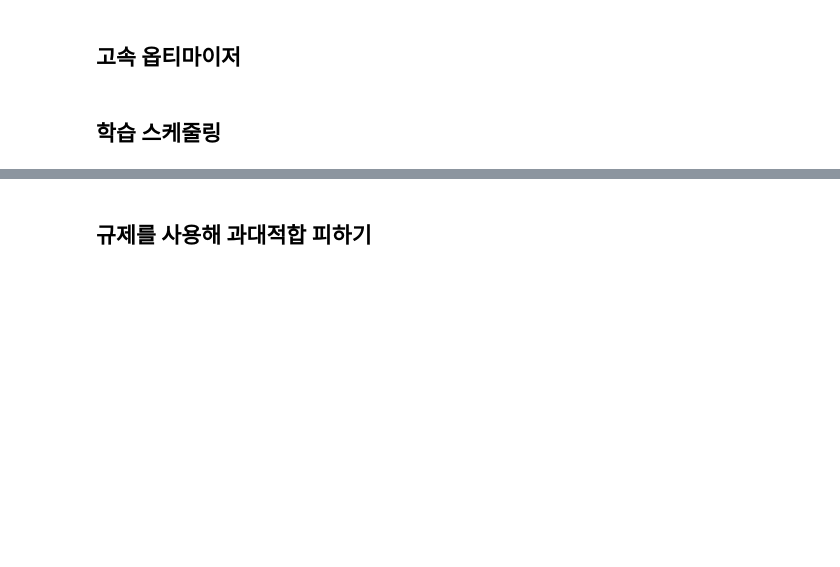
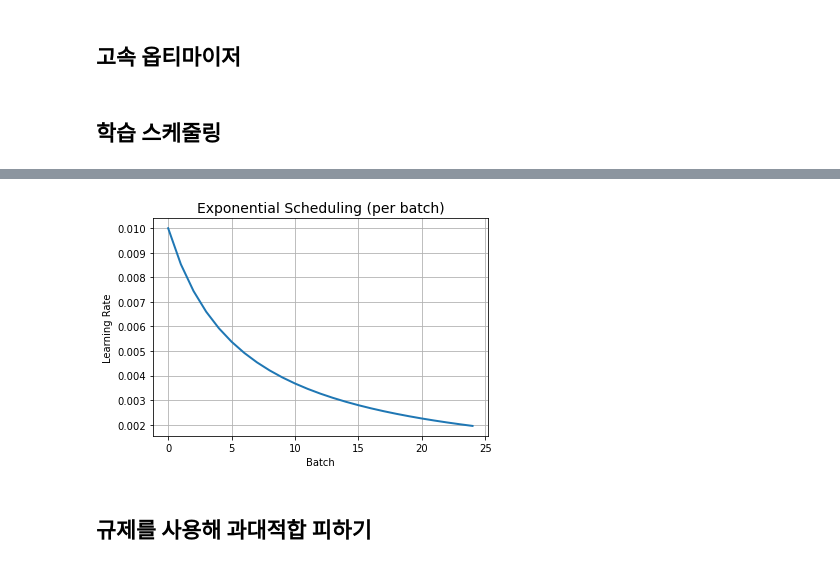
Before and after one commit to MethodFunc/Hands-on-DL, a Jupyter notebook: DNN.ipynb, the cells around one changed output, grey strips where cells are left out. Saved outputs shown, nothing was run; the diff lists cells and outputs as text; code cells hidden in the pictures; blank space fills up the shorter version.

```diff
--- a/DNN.ipynb
+++ b/DNN.ipynb
@@ -662,11 +650,12 @@ Epoch 25/25
 # %%
-plt.plot(steps, lrs, "-", linewidth=2)
-plt.axis([0, n_steps - 1, 0, lr0 * 1.1])
+plt.plot(epochs, lrs, "-", linewidth=2)
 plt.xlabel("Batch")
 plt.ylabel("Learning Rate")
 plt.title("Exponential Scheduling (per batch)", fontsize=14)
 plt.grid(True)
 plt.show()
+# %% [output]
+[figure, added]
 # %% [markdown]
 ## 규제를 사용해 과대적합 피하기
 # %%
```
Also changed, not shown: parts of 44 cells of this notebook, 2 other files.
